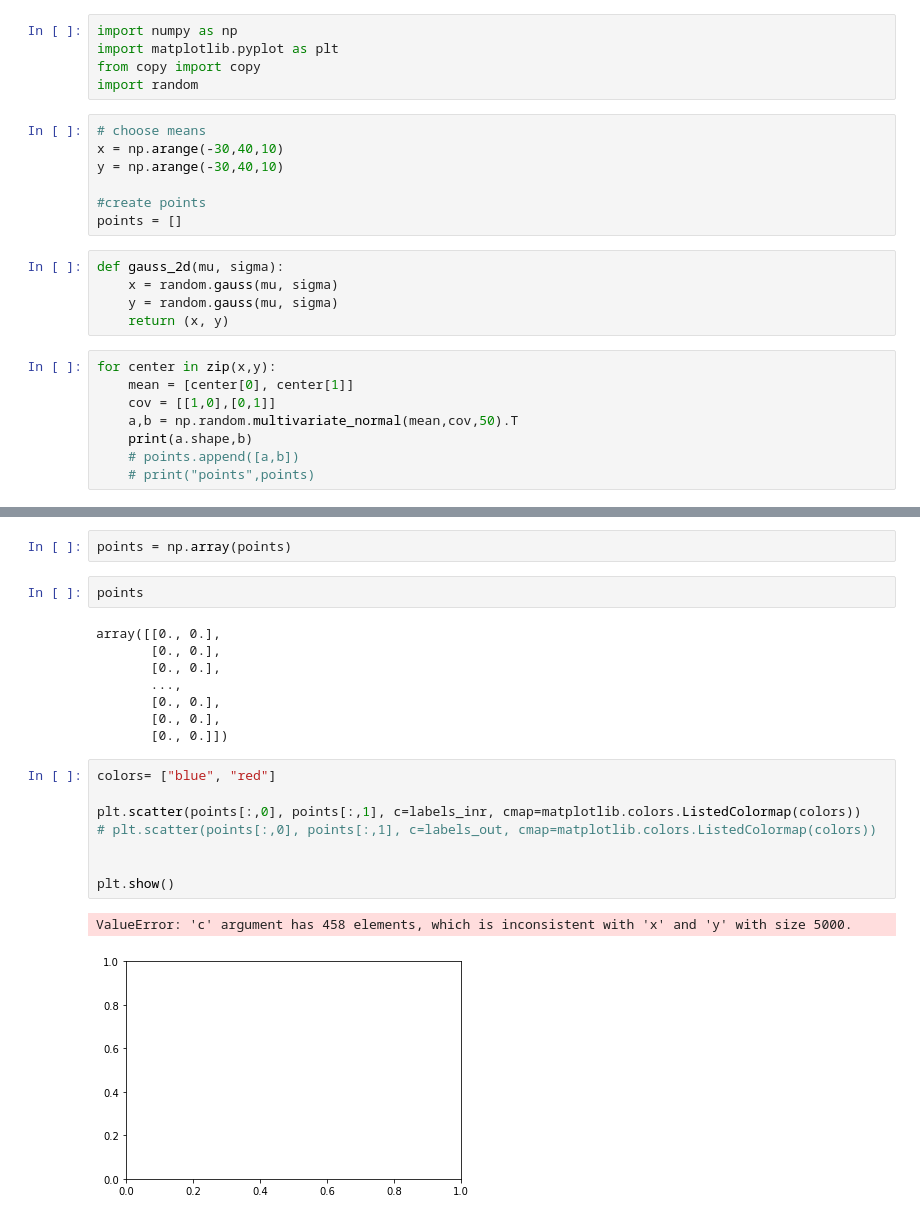
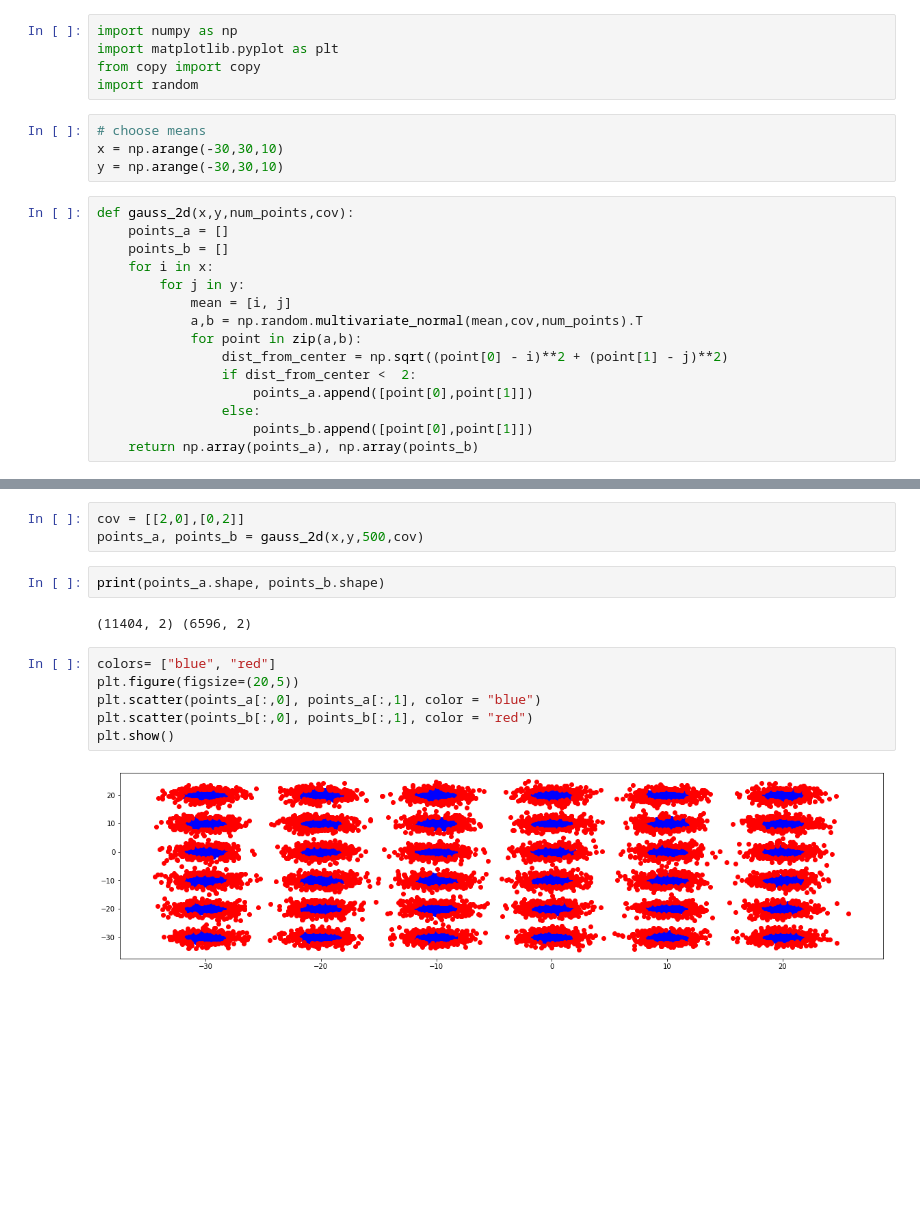
Before and after one commit to jui2000/696_experiments, a Jupyter notebook: dataset_synthesis.ipynb, the cells around one changed output, grey strips where cells are left out. Cells and saved outputs as stored; diff of their text form; blank space fills up the shorter version.

```diff
--- a/dataset_synthesis.ipynb
+++ b/dataset_synthesis.ipynb
@@ -5,21 +5,20 @@ from copy import copy
 import random
 # %%
 # choose means
-x = np.arange(-30,40,10)
-y = np.arange(-30,40,10)
-
-#create points
-points = []
+x = np.arange(-30,30,10)
+y = np.arange(-30,30,10)
-# %%
-def gauss_2d(mu, sigma):
-    x = random.gauss(mu, sigma)
-    y = random.gauss(mu, sigma)
-    return (x, y)
 # %%
-for center in zip(x,y):
-    mean = [center[0], center[1]]
-    cov = [[1,0],[0,1]]
-    a,b = np.random.multivariate_normal(mean,cov,50).T
-    print(a.shape,b)
-    # points.append([a,b])
-    # print("points",points)
+def gauss_2d(x,y,num_points,cov):
+    points_a = []
+    points_b = []
+    for i in x:
+        for j in y:
+            mean = [i, j]
+            a,b = np.random.multivariate_normal(mean,cov,num_points).T
+            for point in zip(a,b):
+                dist_from_center = np.sqrt((point[0] - i)**2 + (point[1] - j)**2)
+                if dist_from_center <  2:
+                    points_a.append([point[0],point[1]])
+                else:
+                    points_b.append([point[0],point[1]])
+    return np.array(points_a), np.array(points_b)
@@ -44,23 +25,15 @@ for center in zip(x,y):
 # %%
-points = np.array(points)
+cov = [[2,0],[0,2]]
+points_a, points_b = gauss_2d(x,y,500,cov)
 # %%
-points
+print(points_a.shape, points_b.shape)
 # %% [output]
-array([[0., 0.],
-       [0., 0.],
-       [0., 0.],
-       ...,
-       [0., 0.],
-       [0., 0.],
-       [0., 0.]])
+(11404, 2) (6596, 2)
 # %%
 colors= ["blue", "red"]
-
-plt.scatter(points[:,0], points[:,1], c=labels_inr, cmap=matplotlib.colors.ListedColormap(colors))
-# plt.scatter(points[:,0], points[:,1], c=labels_out, cmap=matplotlib.colors.ListedColormap(colors))
-
-
+plt.figure(figsize=(20,5))
+plt.scatter(points_a[:,0], points_a[:,1], color = "blue")
+plt.scatter(points_b[:,0], points_b[:,1], color = "red")
 plt.show()
 # %% [output]
-ValueError: 'c' argument has 458 elements, which is inconsistent with 'x' and 'y' with size 5000.
-[figure, old version]
+[figure, new version]
```
Also changed, not shown: parts of 5 cells of this notebook.
